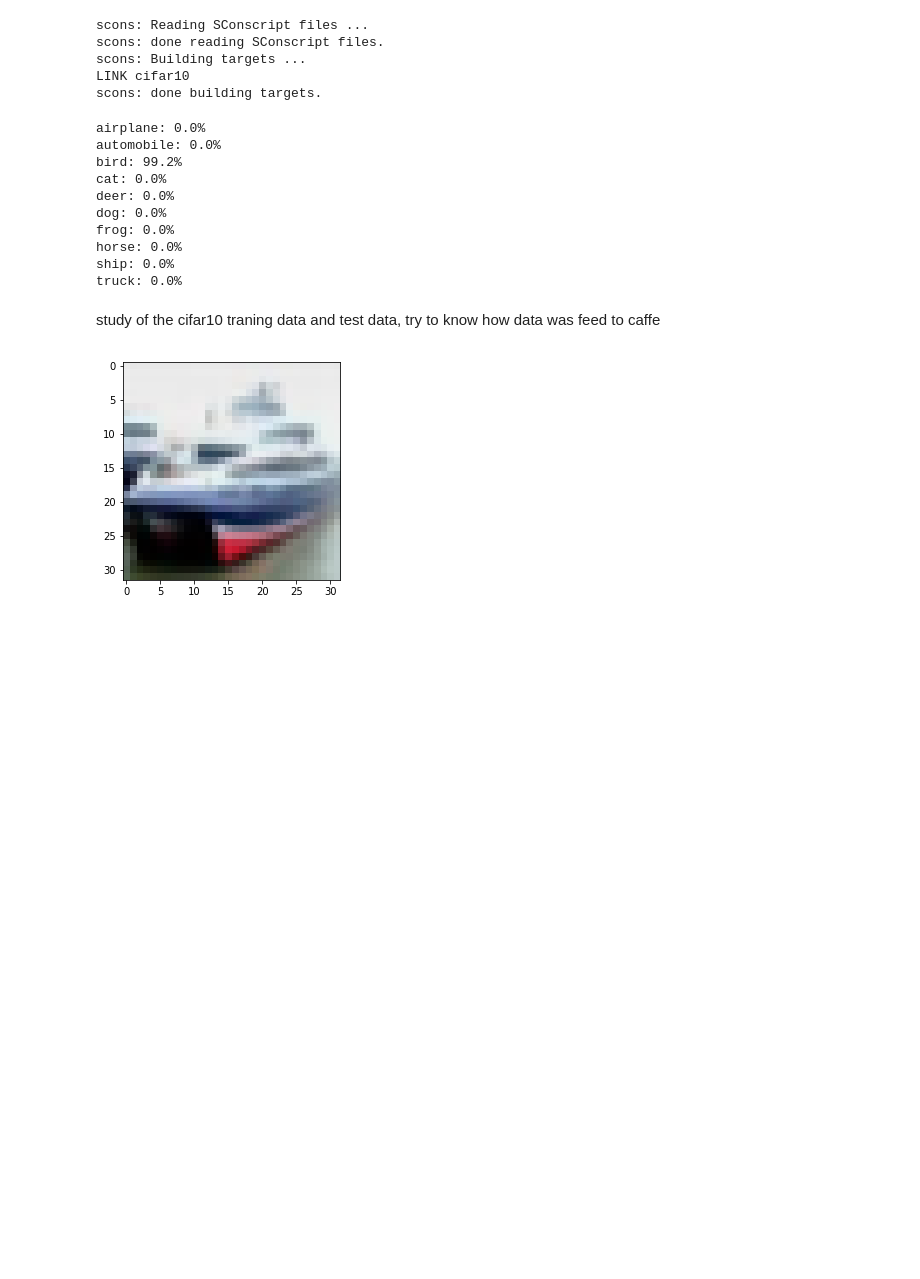
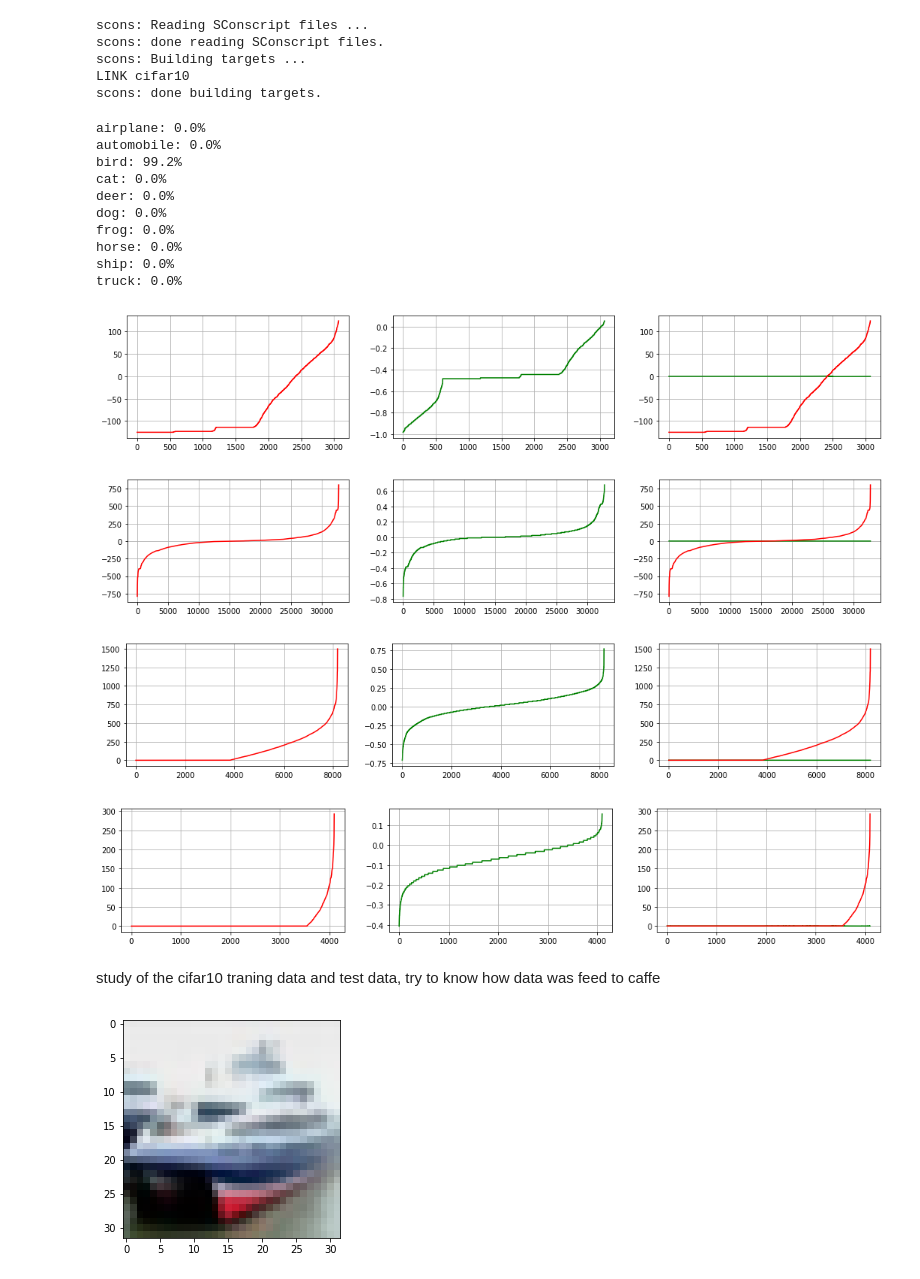
Before and after one commit to autoas/CMSIS_5, a Jupyter notebook: CMSIS/NN/Examples/ARM/arm_nn_examples/cifar10/cifar10.ipynb, the cells around one changed output. Cells and saved outputs as stored; diff of their text form; code cells hidden in the pictures; blank space fills up the shorter version.

```diff
--- a/CMSIS/NN/Examples/ARM/arm_nn_examples/cifar10/cifar10.ipynb
+++ b/CMSIS/NN/Examples/ARM/arm_nn_examples/cifar10/cifar10.ipynb
@@ -42,6 +42,8 @@ def q2f(d, Q):
         D = []
         for v in d:
             D.append(float(v*math.pow(2,-Q)))
+    elif(type(d) is np.ndarray):
+        D = d*math.pow(2,-Q)
     else:
         D = float(d*math.pow(2,-Q))
     return D
@@ -386,6 +404,20 @@ frog: 0.0%
 horse: 0.0%
 ship: 0.0%
 truck: 0.0%
+# %%
+compare( np.fromfile('caffe_out2/data.raw', dtype=np.float32),
+    q2f(np.fromfile('out/data.raw', dtype=np.int8),7) )
+compare( np.fromfile('caffe_out2/conv1.raw', dtype=np.float32),
+    q2f(np.fromfile('out/conv1.raw', dtype=np.int8),7) )
+compare( np.fromfile('caffe_out2/conv2.raw', dtype=np.float32),
+    q2f(np.fromfile('out/conv2.raw', dtype=np.int8),7) )
+compare( np.fromfile('caffe_out2/conv3.raw', dtype=np.float32),
+    q2f(np.fromfile('out/conv3.raw', dtype=np.int8),7) )
+# %% [output]
+[figure, added]
+[figure, added]
+[figure, added]
+[figure, added]
 # %% [markdown]
 study of the cifar10 traning data and test data, try to know how data was feed to caffe
 # %%
```
Also changed, not shown: parts of 6 cells of this notebook.
